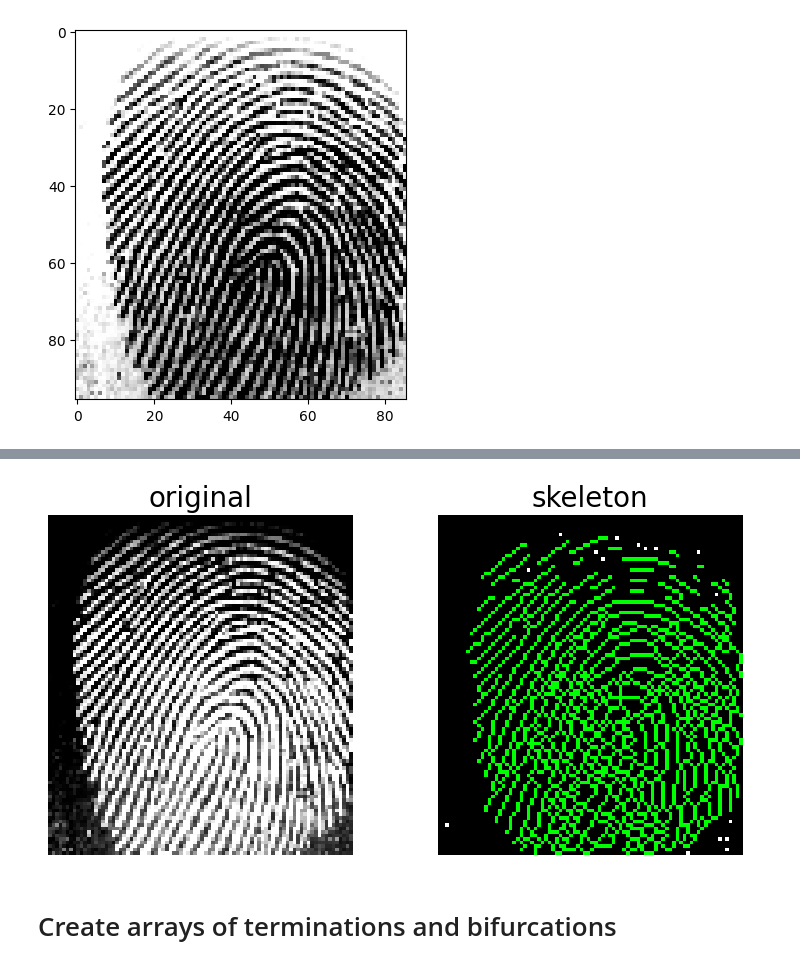
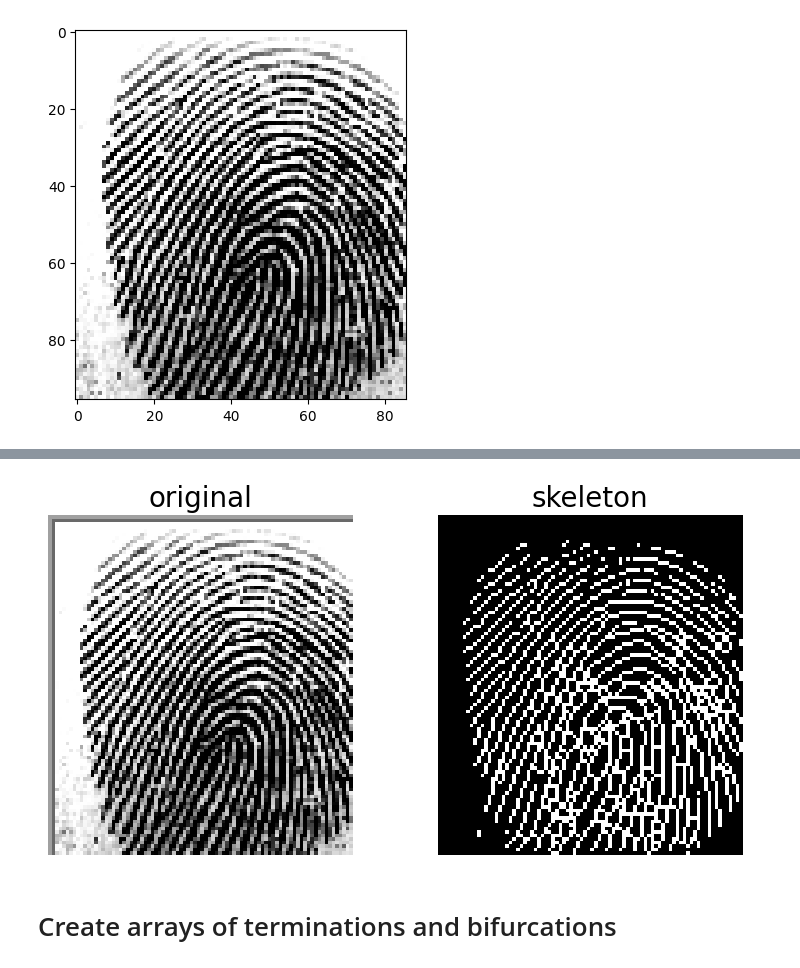
Before and after one commit to Kludi99/Fingerprints, a Jupyter notebook: MinutiaesRecognition.ipynb, the cells around one changed output, grey strips where cells are left out. Saved outputs shown, nothing was run; the diff lists cells and outputs as text; code cells hidden in the pictures.

```diff
--- a/MinutiaesRecognition.ipynb
+++ b/MinutiaesRecognition.ipynb
@@ -50,0 +32,4 @@ plt.imshow(th1)
+# %%
+image = cv2.imread(images[0])
+gray = cv2.cvtColor(image, cv2.COLOR_BGR2GRAY)
+plt.imshow(gray, cmap='gray')
@@ -51,13 +38,11 @@ plt.imshow(th1)
 # %%
-result = ndimage.prewitt(image1_0)
-plt.imshow(result)
+# Crop image to remove strange border coming from data
 left = 2
 top = 2
 right = 88
 bottom = 98
-im = Image.open(images[0]).convert('RGB')
-imgcropped =  im.crop((left, top, right, bottom))
-plt.imshow(imgcropped)
+imgcropped = gray[top:bottom,left:right]
+plt.imshow(imgcropped, cmap='gray')
 # %% [output]
 <matplotlib.image.AxesImage at 0x...>
 [figure]
@@ -185,0 +49,3 @@ plt.imshow(im_bin_c_rev)
+# %%
+_,th = cv2.threshold(imgcropped,80,255,cv2.THRESH_BINARY)
+plt.imshow(th, cmap='gray')
@@ -185,0 +55,6 @@ plt.imshow(im_bin_c_rev)
+# %%
+# Binarized image 0-255 to binary image 0-1
+th_inv = np.invert(th)
+bin_img = np.array(th_inv/th_inv.max(),dtype=np.uint8)
+
+plt.imshow(th_inv, cmap='gray')
@@ -186,23 +64,23 @@ plt.imshow(im_bin_c_rev)
 # %%
 from skimage.morphology import skeletonize
-skeleton = skeletonize(im_bin_c_rev)
+skeleton = skeletonize(bin_img)
 fig, axes = plt.subplots(nrows=1, ncols=2, figsize=(8, 4),
                          sharex=True, sharey=True)
 
 ax = axes.ravel()
 
-ax[0].imshow(newimg, cmap=plt.cm.gray)
+ax[0].imshow(image, cmap='gray')
 ax[0].axis('off')
 ax[0].set_title('original', fontsize=20)
 
-ax[1].imshow(skeleton, cmap=plt.cm.gray)
+ax[1].imshow(skeleton, cmap='gray')
 ax[1].axis('off')
 ax[1].set_title('skeleton', fontsize=20)
 
 fig.tight_layout()
 plt.show()
 # %% [output]
-[figure, old version]
+[figure, new version]
 # %% [markdown]
 # Create arrays of terminations and bifurcations
 # %%
```
Also changed, not shown: parts of 24 cells of this notebook, 1 other file.
